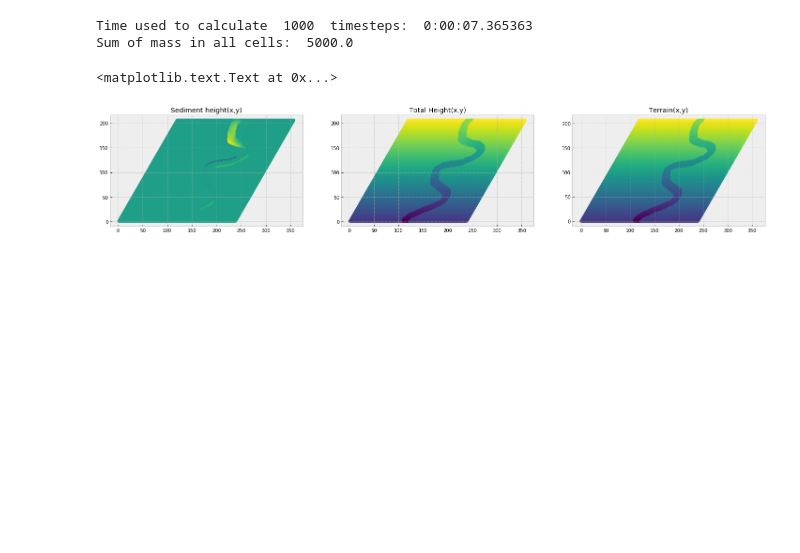
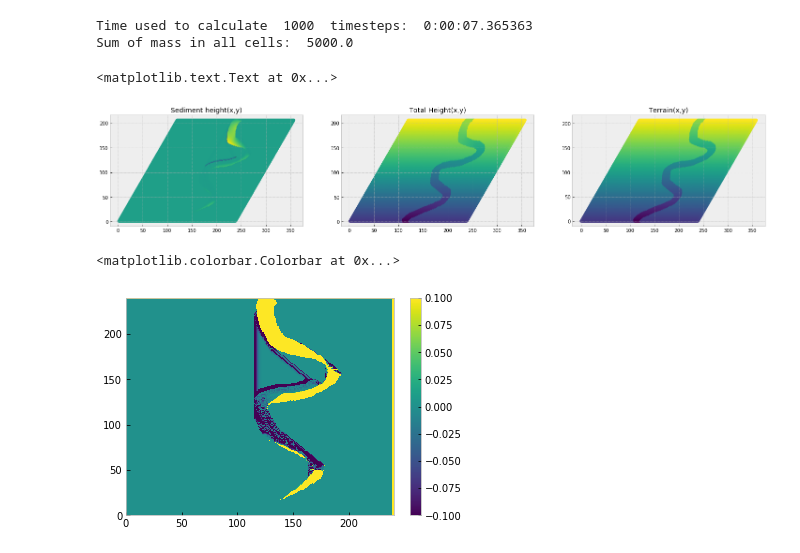
Before and after one commit to nordam/CellularAutomata, a Jupyter notebook: notebooks/SeaBed.ipynb, the cells around one changed output. Drawn from its saved outputs; the diff is of its cells as text; code cells hidden in the pictures; blank space fills up the shorter version.

```diff
--- a/notebooks/SeaBed.ipynb
+++ b/notebooks/SeaBed.ipynb
@@ -320,3 +320,9 @@ Time used to calculate  1000  timesteps:  0:00:07.365363
 Sum of mass in all cells:  5000.0
 <matplotlib.text.Text at 0x...>
 [figure]
+# %%
+plt.pcolormesh(grid.height.T)
+plt.colorbar()
+# %% [output]
+<matplotlib.colorbar.Colorbar at 0x...>
+[figure, added]
```
Also changed, not shown: 1 other file.
